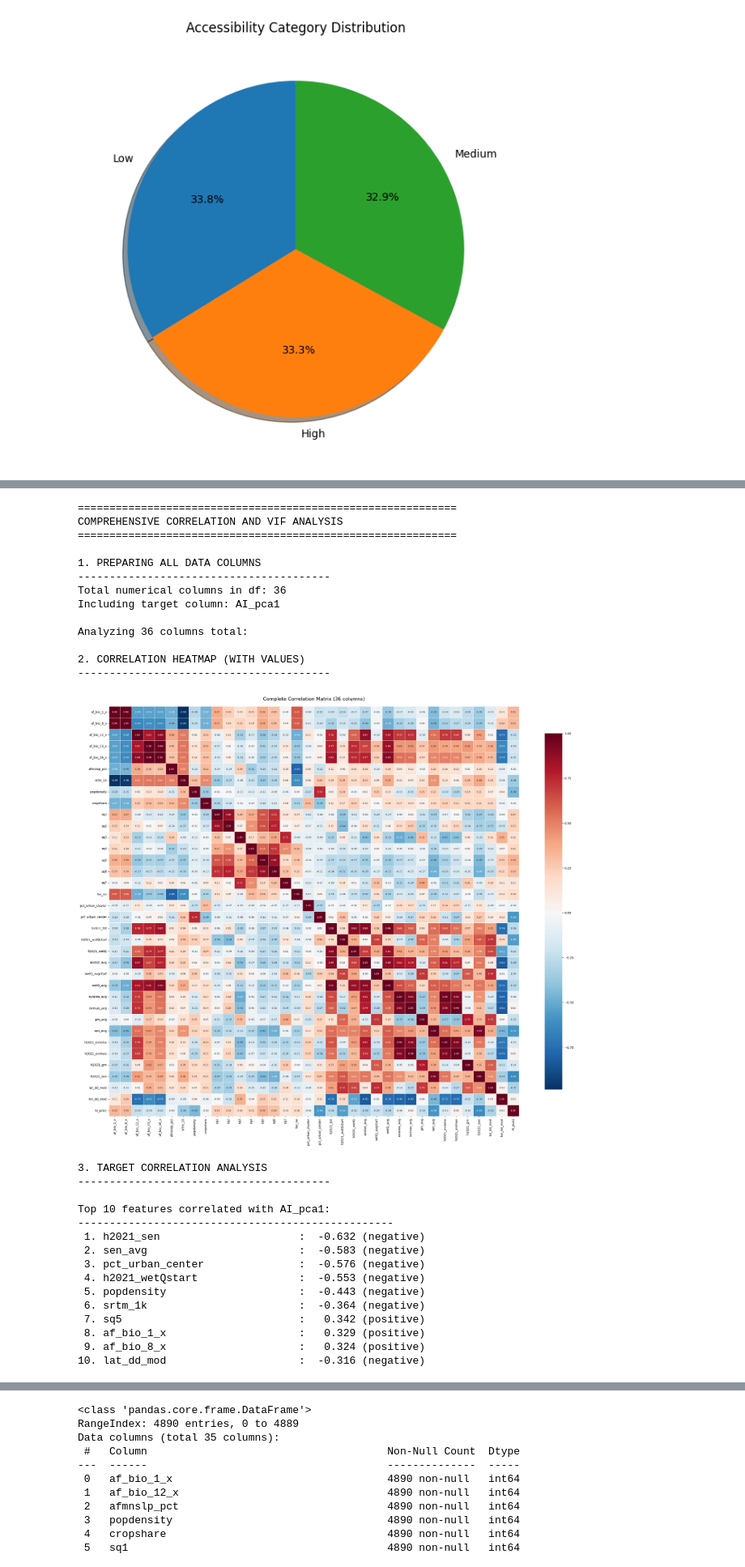
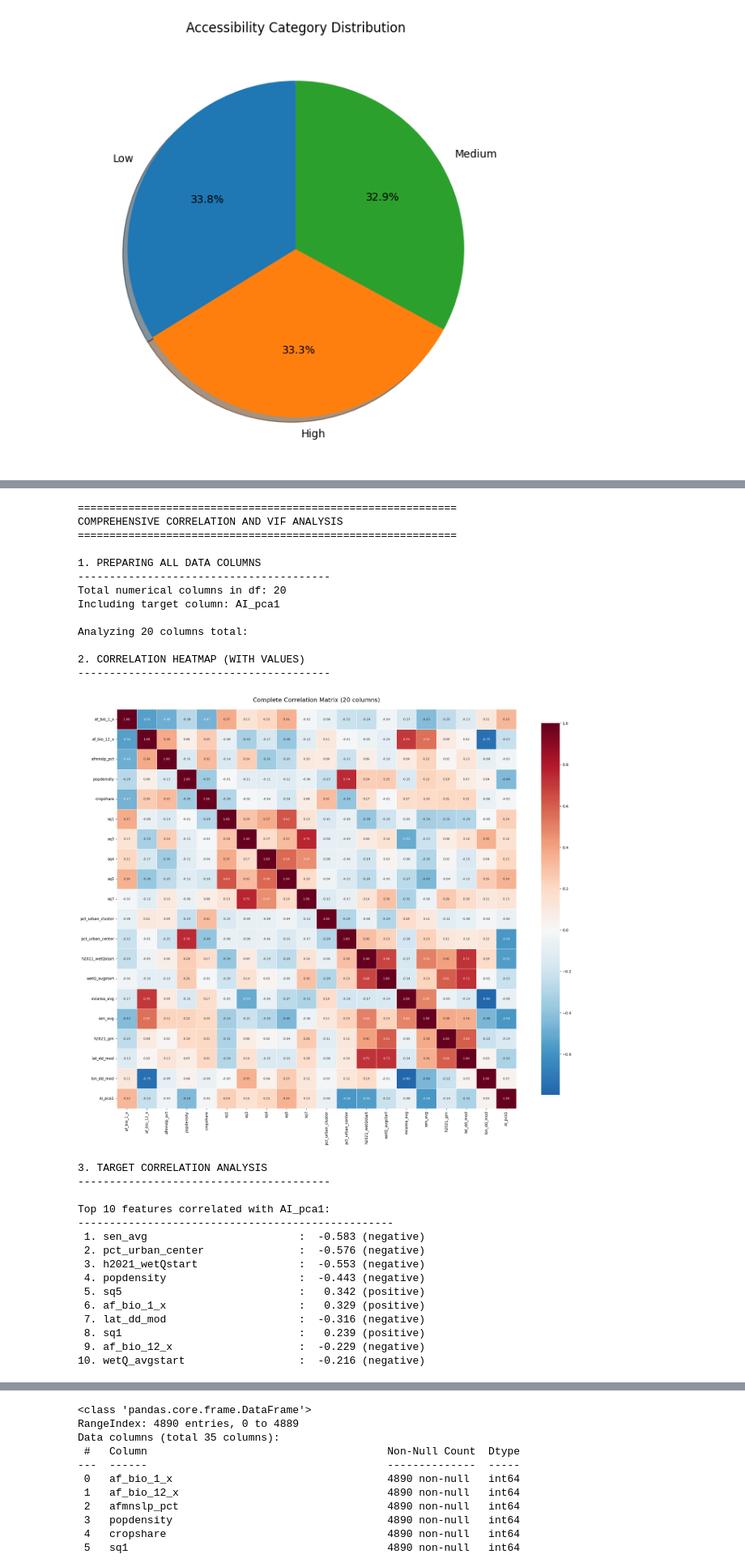
Before and after one commit to birhanumoges/HouseHold_Accessiblity_Analysis, a Jupyter notebook: Analysis_NoteBook/Accessiblity.ipynb, the cells around one changed output, grey strips where cells are left out. Shown at 81% size. Cells and saved outputs as stored; diff of their text form; code cells hidden in the pictures.

```diff
--- a/Analysis_NoteBook/Accessiblity.ipynb
+++ b/Analysis_NoteBook/Accessiblity.ipynb
@@ -317,12 +391,12 @@ from imblearn.over_sampling import SMOTE
 # ------------------------------
 
 cols_to_drop = [
-    'household_id',
-    'dist_road',
-    'dist_market',
-    'dist_border',
-    'dist_popcenter',
-    'dist_admhq','suppress'
+    'household_id','dist_road',
+    'dist_market','dist_border',
+    'dist_popcenter','Accessibility_Risk',
+    'dist_admhq','suppress','dst_road_norm',
+    'dist_market_norm','afmnslp_pct_norm',
+    'popdensity_norm','pct_urban_center_norm'
 ]
 
 df = df.drop(columns=cols_to_drop, errors='ignore')
@@ -460,8 +534,9 @@ if 'AI_pca1' in corr_matrix.columns:
 print("\n4. VIF ANALYSIS FOR ALL NUMERICAL FEATURES")
 print("-"*40)
 
-# Remove target column for VIF calculation (if present)
-features_for_vif = [col for col in full_data.columns if col != 'AI_pca1']
+# Remove target column + spatial columns for VIF calculation Accessibility_Risk
+exclude_cols = ['dist_road', 'lat_dd_mod', 'lon_dd_mod','accessibility_category','Accessibility_Risk',]
+features_for_vif = [col for col in full_data.columns if col not in exclude_cols]
 X_for_vif = full_data[features_for_vif].copy()
 
 print(f"Calculating VIF for {len(X_for_vif.columns)} features...")
@@ -625,48 +700,48 @@ if len(high_vif) > 0:
 if len(high_corr_pairs) > 0:
     print(f"  2. Check these highly correlated pairs for redundancy")
 if len(high_vif) == 0 and len(high_corr_pairs) == 0:
     print("  ✓ No major multicollinearity issues detected!")
 
 print("\n" + "="*60)
 print("ANALYSIS COMPLETE")
 print("="*60)
 
 # Store results for later use
 analysis_results = {
     'correlation_matrix': corr_matrix,
     'vif_results': vif_results,
     'high_correlation_pairs': high_corr_pairs,
     'target_correlations': target_corrs if 'AI_pca1' in corr_matrix.columns else None
 }
 
 print("\nResults stored in 'analysis_results' dictionary")
 # %% [output]
 ============================================================
 COMPREHENSIVE CORRELATION AND VIF ANALYSIS
 ============================================================
 
 1. PREPARING ALL DATA COLUMNS
 ----------------------------------------
-Total numerical columns in df: 36
+Total numerical columns in df: 20
 Including target column: AI_pca1
 
-Analyzing 36 columns total:
+Analyzing 20 columns total:
 
 2. CORRELATION HEATMAP (WITH VALUES)
 ----------------------------------------
-[figure, old version]
+[figure, new version]
 3. TARGET CORRELATION ANALYSIS
 ----------------------------------------
 
 Top 10 features correlated with AI_pca1:
 --------------------------------------------------
- 1. h2021_sen                      :  -0.632 (negative)
- 2. sen_avg                        :  -0.583 (negative)
- 3. pct_urban_center               :  -0.576 (negative)
- 4. h2021_wetQstart                :  -0.553 (negative)
- 5. popdensity                     :  -0.443 (negative)
- 6. srtm_1k                        :  -0.364 (negative)
- 7. sq5                            :   0.342 (positive)
- 8. af_bio_1_x                     :   0.329 (positive)
- 9. af_bio_8_x                     :   0.324 (positive)
-10. lat_dd_mod                     :  -0.316 (negative)
+ 1. sen_avg                        :  -0.583 (negative)
+ 2. pct_urban_center               :  -0.576 (negative)
+ 3. h2021_wetQstart                :  -0.553 (negative)
+ 4. popdensity                     :  -0.443 (negative)
+ 5. sq5                            :   0.342 (positive)
+ 6. af_bio_1_x                     :   0.329 (positive)
+ 7. lat_dd_mod                     :  -0.316 (negative)
+ 8. sq1                            :   0.239 (positive)
+ 9. af_bio_12_x                    :  -0.229 (negative)
+10. wetQ_avgstart                  :  -0.216 (negative)
```
Also changed, not shown: parts of 5 cells of this notebook.
